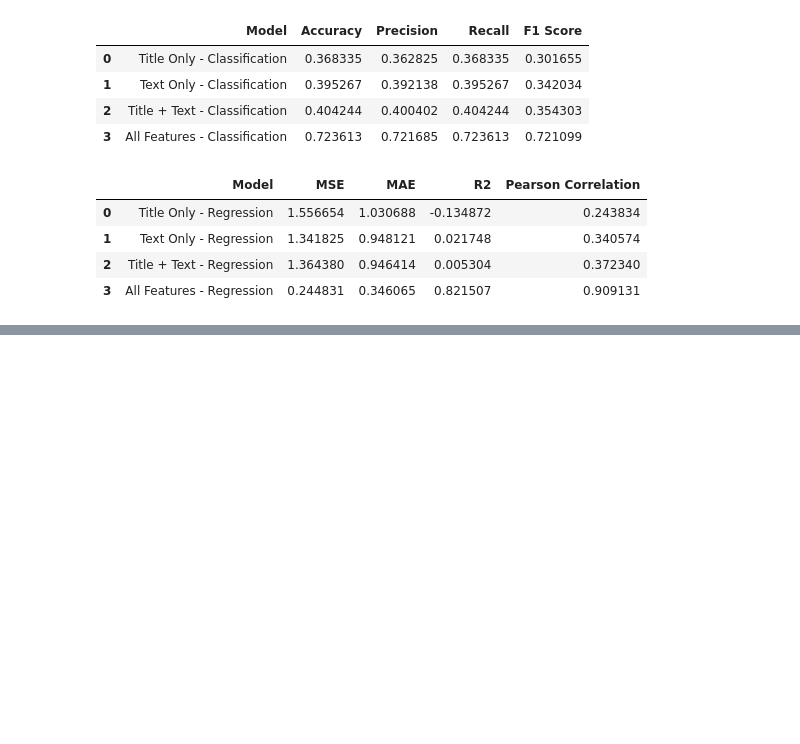
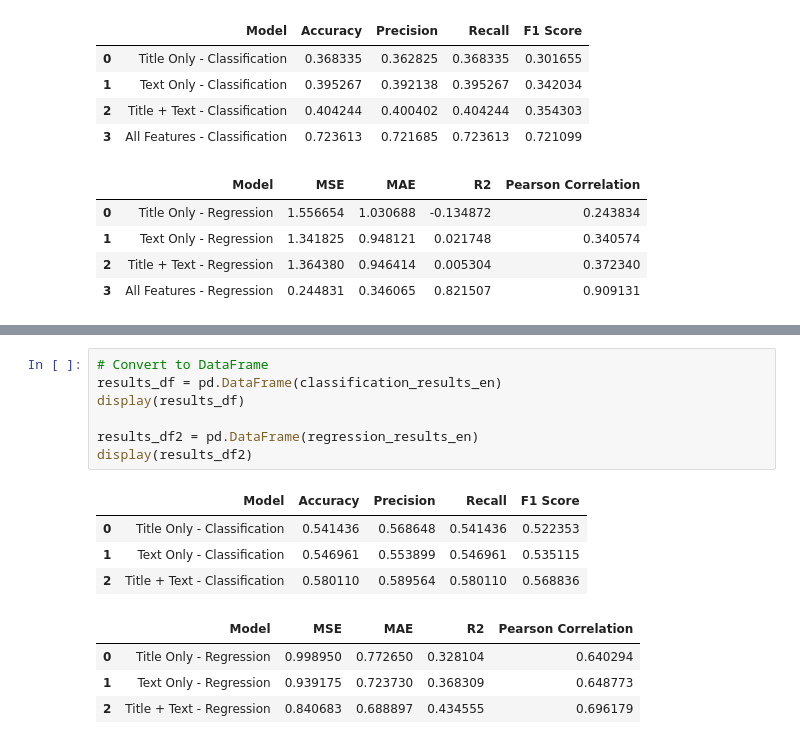
Before and after one commit to Eluminix/AI-Lab, a Jupyter notebook: 3.2 Word Embeddings Multilingual Classification Regression.ipynb, the cells around one changed output, grey strips where cells are left out. Drawn from its saved outputs; the diff is of its cells as text; blank space fills up the shorter version.

```diff
--- a/2.2 Word Embeddings Multilingual Classification Regression.ipynb
+++ b/3.2 Word Embeddings Multilingual Classification Regression.ipynb
@@ -465,0 +619,16 @@ display(results_df2)
+# %%
+# Convert to DataFrame
+results_df = pd.DataFrame(classification_results_en)
+display(results_df)
+
+results_df2 = pd.DataFrame(regression_results_en)
+display(results_df2)
+# %% [output]
+|  | Model | Accuracy | Precision | Recall | F1 Score |
+| 0 | Title Only - Classification | 0.541436 | 0.568648 | 0.541436 | 0.522353 |
+| 1 | Text Only - Classification | 0.546961 | 0.553899 | 0.546961 | 0.535115 |
+| 2 | Title + Text - Classification | 0.580110 | 0.589564 | 0.580110 | 0.568836 |
+|  | Model | MSE | MAE | R2 | Pearson Correlation |
+| 0 | Title Only - Regression | 0.998950 | 0.772650 | 0.328104 | 0.640294 |
+| 1 | Text Only - Regression | 0.939175 | 0.723730 | 0.368309 | 0.648773 |
+| 2 | Title + Text - Regression | 0.840683 | 0.688897 | 0.434555 | 0.696179 |
```
Also changed, not shown: parts of 6 cells of this notebook, 3 other files.
